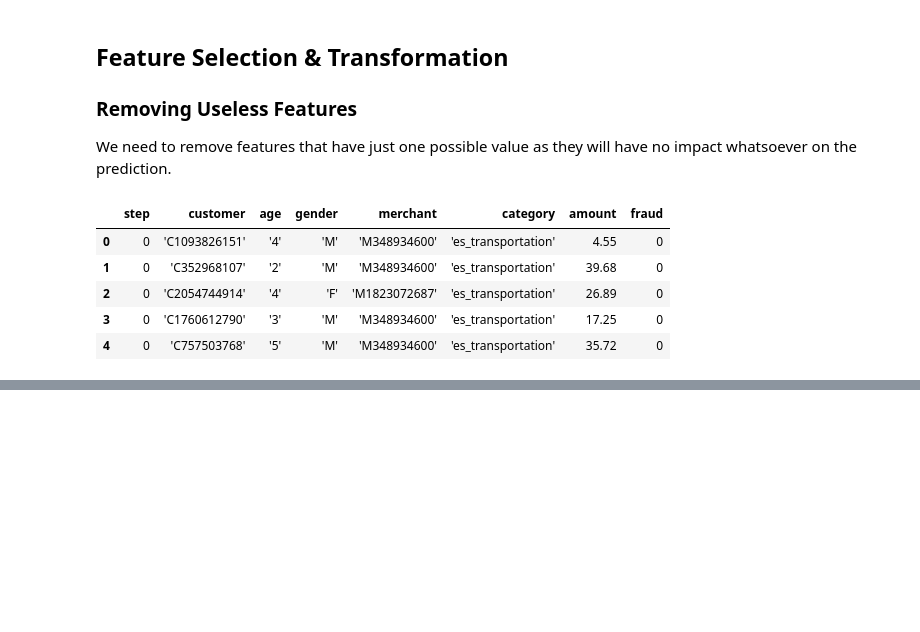
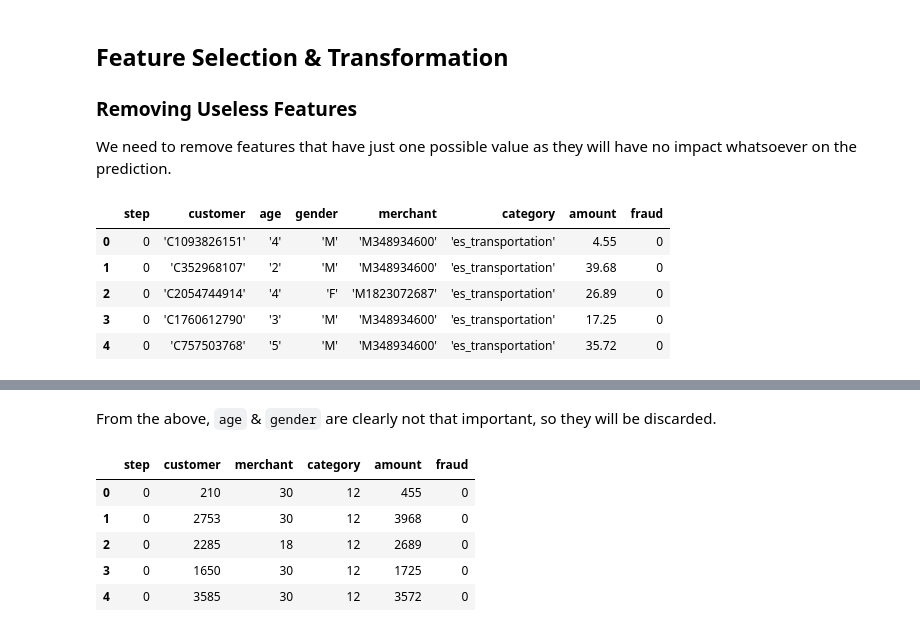
Before and after one commit to timigod/mlnd-capstone, a Jupyter notebook: fraud_detection.ipynb, the cells around one changed output, grey strips where cells are left out. Cells and saved outputs as stored; diff of their text form; code cells hidden in the pictures; blank space fills up the shorter version.

```diff
--- a/fraud_detection.ipynb
+++ b/fraud_detection.ipynb
@@ -92,0 +129,13 @@ ValueError: could not convert string to float: 'es_transportation'
+# %% [markdown]
+From the above, `age` & `gender` are clearly not that important, so they will be discarded.
+# %%
+df_useful = df_useful.drop(['age', 'gender'], axis=1)
+X, y = df_useful.drop(['fraud'], axis = 1), df_useful['fraud']
+df_useful.head()
+# %% [output]
+|  | step | customer | merchant | category | amount | fraud |
+| 0 | 0 | 210 | 30 | 12 | 455 | 0 |
+| 1 | 0 | 2753 | 30 | 12 | 3968 | 0 |
+| 2 | 0 | 2285 | 18 | 12 | 2689 | 0 |
+| 3 | 0 | 1650 | 30 | 12 | 1725 | 0 |
+| 4 | 0 | 3585 | 30 | 12 | 3572 | 0 |
```
Also changed, not shown: parts of 11 cells of this notebook, 2 other files.
